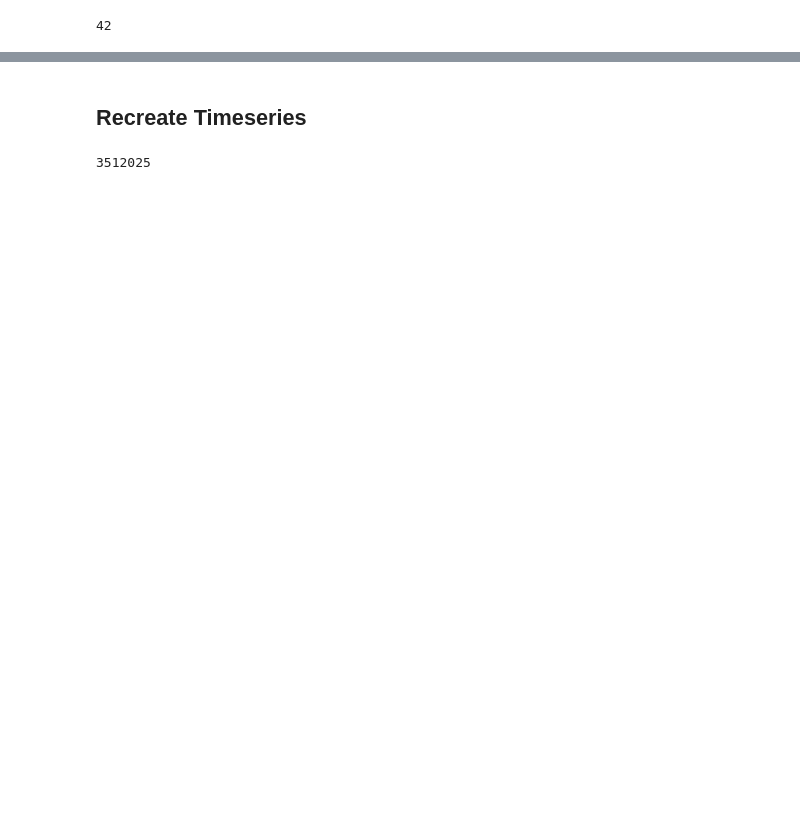
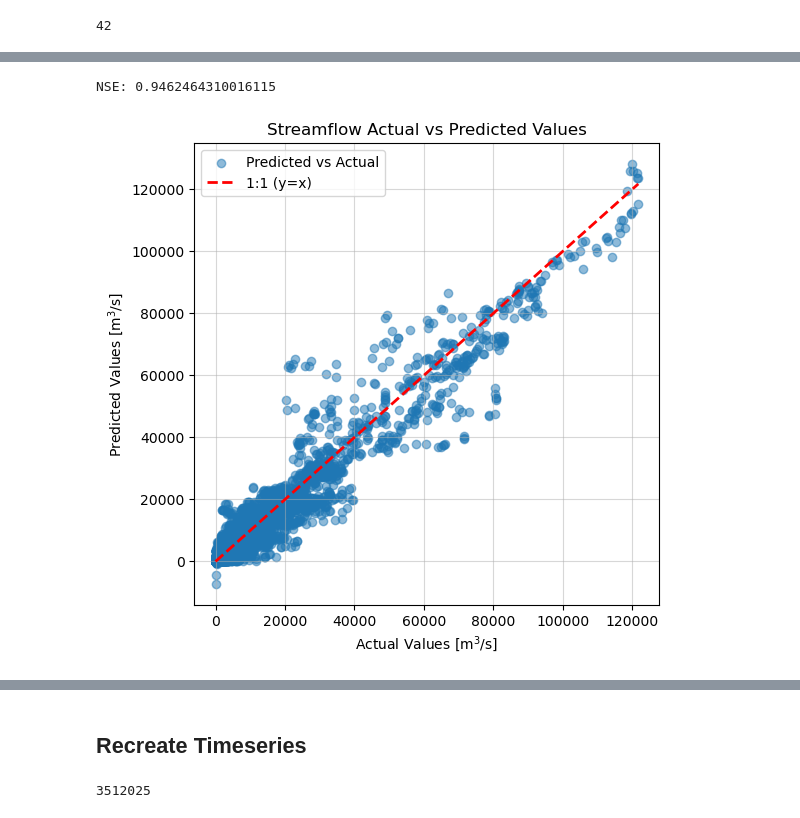
Before and after one commit to anna-valcarcel/CSMUB, a Jupyter notebook: CSMUB_FNN_DAILY_v2_00.ipynb, the cells around one changed output, grey strips where cells are left out. Cells and saved outputs as stored; diff of their text form; code cells hidden in the pictures; blank space fills up the shorter version.

```diff
--- a/CSMUB_FNN_DAILY_v2_00.ipynb
+++ b/CSMUB_FNN_DAILY_v2_00.ipynb
@@ -167,12 +157,12 @@ print(len(X_train[0]))
 # Define the model
 model = Sequential([
     Dense(512, input_dim=42, activation='leaky_relu'),
-    Dense(256, activation='leaky_relu'),
-    Dropout(0.2),
+    # Dense(256, activation='leaky_relu'),
+    # Dropout(0.2),
     Dense(128, activation='leaky_relu'),
     Dropout(0.2),
-    Dense(64, activation='leaky_relu'),
-    Dropout(0.2),
+    # Dense(64, activation='leaky_relu'),
+    # Dropout(0.2),
     Dense(32, activation='leaky_relu'),
     Dense(1, activation='linear')  # Linear activation for regression
 ])
@@ -222,4 +222,5 @@ print(f"Test MAPE: {test_loss}")
 # Step 8: Predict
 predictions = model.predict(X_test)
 y_pred = scaler_y.inverse_transform(predictions)
+y_test_unscaled = scaler_y.inverse_transform(y_test)
 # %% [output]
@@ -229,7 +229,0 @@ Test MAPE: [4.04216734750662e-05, 0.0766935795545578, 0.002053322969004512, 0.91
-# %%
-y_pred = model.predict(X_test)
-
-def nse(predictions, targets):
-    return 1 - (np.sum((targets - predictions) ** 2) / np.sum((targets - np.mean(targets)) ** 2))
-
-nse(y_pred, y_test)
@@ -363,0 +230,31 @@ print(poor_stations)
+# %%
+def nse(predictions, targets):
+    return 1 - (np.sum((targets - predictions) ** 2) / np.sum((targets - np.mean(targets)) ** 2))
+
+nse_value = nse(y_pred, y_test_unscaled)
+print("NSE:", nse_value)
+# %% [output]
+NSE: 0.9462464310016115
+# %%
+# Step 1: Predict values
+# y_pred = model.predict(X_test)
+# y_pred = np.expm1(y_pred)
+
+# Step 2: Create the scatter plot
+plt.figure(figsize=(6,6))
+plt.scatter(y_test_unscaled, y_pred, alpha=0.5, label="Predicted vs Actual")
+plt.plot([0, y.max()], [0, y.max()], 'r--', label='1:1 (y=x)', linewidth=2)
+
+# Step 3: Add labels, title, and legend
+plt.title("Streamflow Actual vs Predicted Values")
+plt.xlabel("Actual Values [m${^3}$/s]")
+plt.ylabel("Predicted Values [m${^3}$/s]")
+plt.legend()
+# plt.xlim(0,25000)
+# plt.ylim(0,25000)
+plt.grid(alpha=0.5)
+
+# Step 4: Show the plot
+plt.show()
+# %% [output]
+[figure, added]
```
Also changed, not shown: parts of 49 cells of this notebook, 34 other files.
